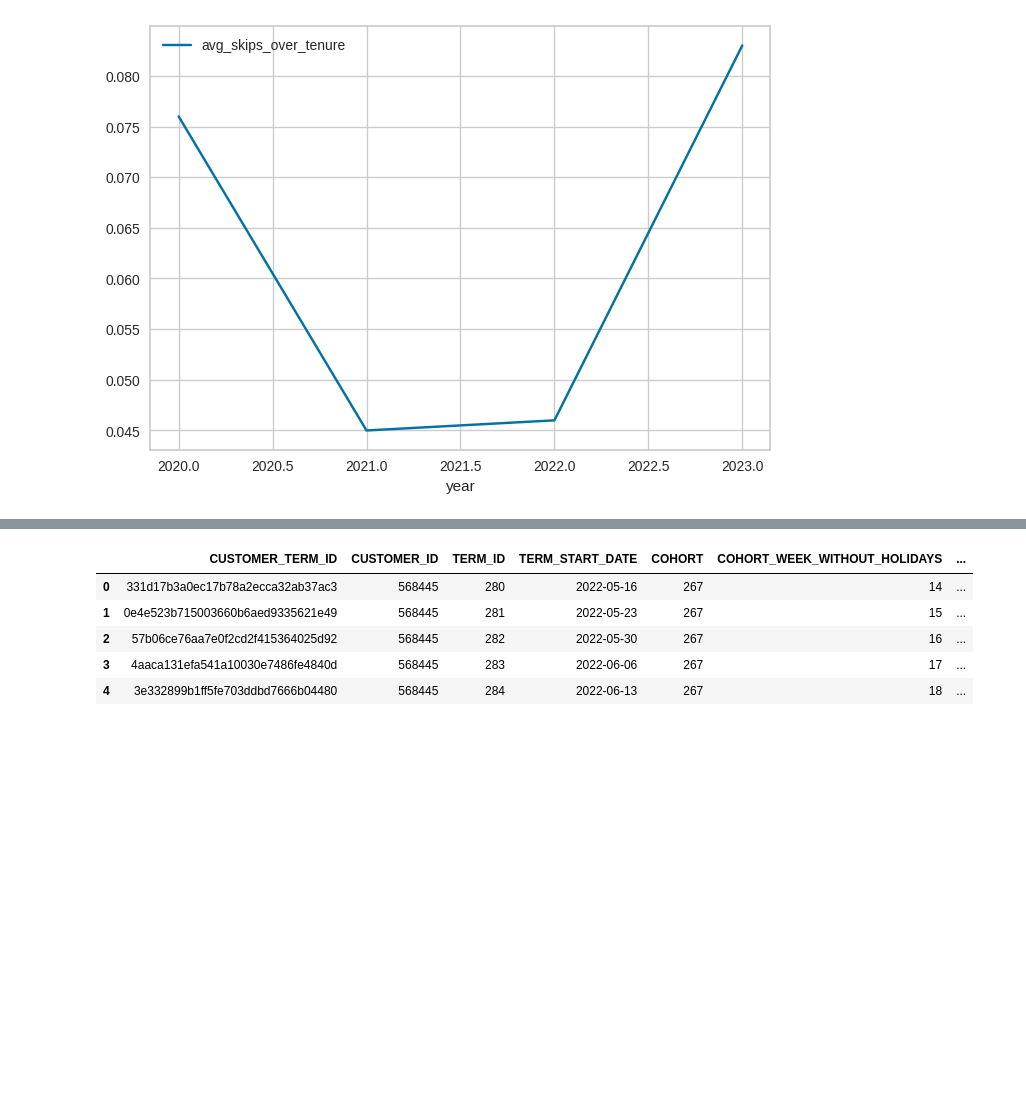
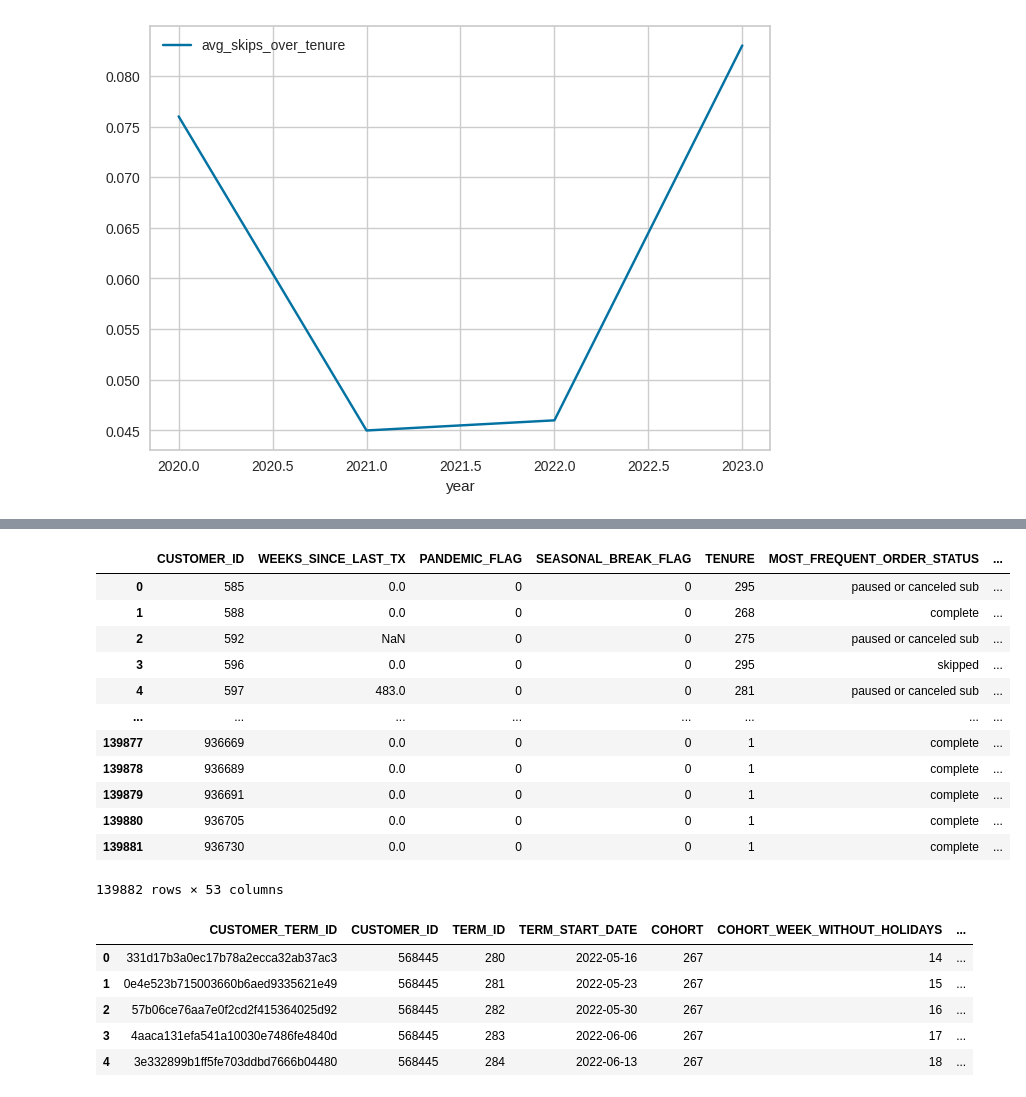
Before and after one commit to mindyng/Take-Homes, a Jupyter notebook: tovala-lead-ba-take-home-challenge.ipynb, the cells around one changed output, grey strips where cells are left out. Cells and saved outputs as stored; diff of their text form; code cells hidden in the pictures; blank space fills up the shorter version.

```diff
--- a/tovala-lead-ba-take-home-challenge.ipynb
+++ b/tovala-lead-ba-take-home-challenge.ipynb
@@ -618,3 +656,23 @@ skips_per_life.plot.line(x='year', y='avg_skips_over_tenure')
+# %%
+#no need to sample cts_agg bc less than 400,000 (139822)
+
+
+oo = duckdb.query("select * from cts_agg").df()
+oo
+# %% [output]
+|  | CUSTOMER_ID | WEEKS_SINCE_LAST_TX | PANDEMIC_FLAG | SEASONAL_BREAK_FLAG | TENURE | MOST_FREQUENT_ORDER_STATUS | ... |
+| 0 | 585 | 0.0 | 0 | 0 | 295 | paused or canceled sub | ... |
+| 1 | 588 | 0.0 | 0 | 0 | 268 | complete | ... |
+| 2 | 592 | NaN | 0 | 0 | 275 | paused or canceled sub | ... |
+| 3 | 596 | 0.0 | 0 | 0 | 295 | skipped | ... |
+| 4 | 597 | 483.0 | 0 | 0 | 281 | paused or canceled sub | ... |
+| ... | ... | ... | ... | ... | ... | ... | ... |
+| 139877 | 936669 | 0.0 | 0 | 0 | 1 | complete | ... |
+| 139878 | 936689 | 0.0 | 0 | 0 | 1 | complete | ... |
+| 139879 | 936691 | 0.0 | 0 | 0 | 1 | complete | ... |
+| 139880 | 936705 | 0.0 | 0 | 0 | 1 | complete | ... |
+| 139881 | 936730 | 0.0 | 0 | 0 | 1 | complete | ... |
+139882 rows × 53 columns
 # %%
 # from matplotlib.pyplot import figure
 
```
Also changed, not shown: parts of 35 cells of this notebook.
